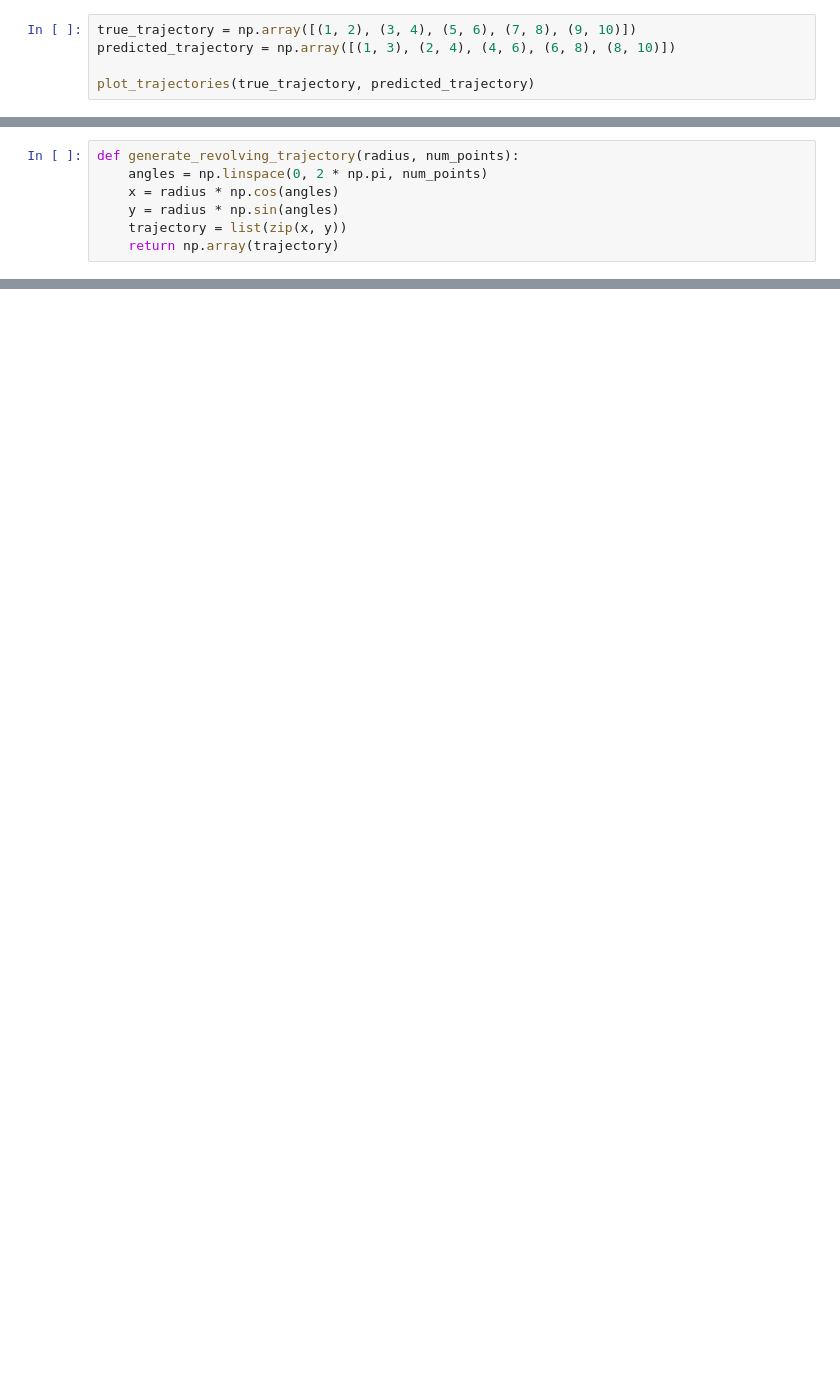
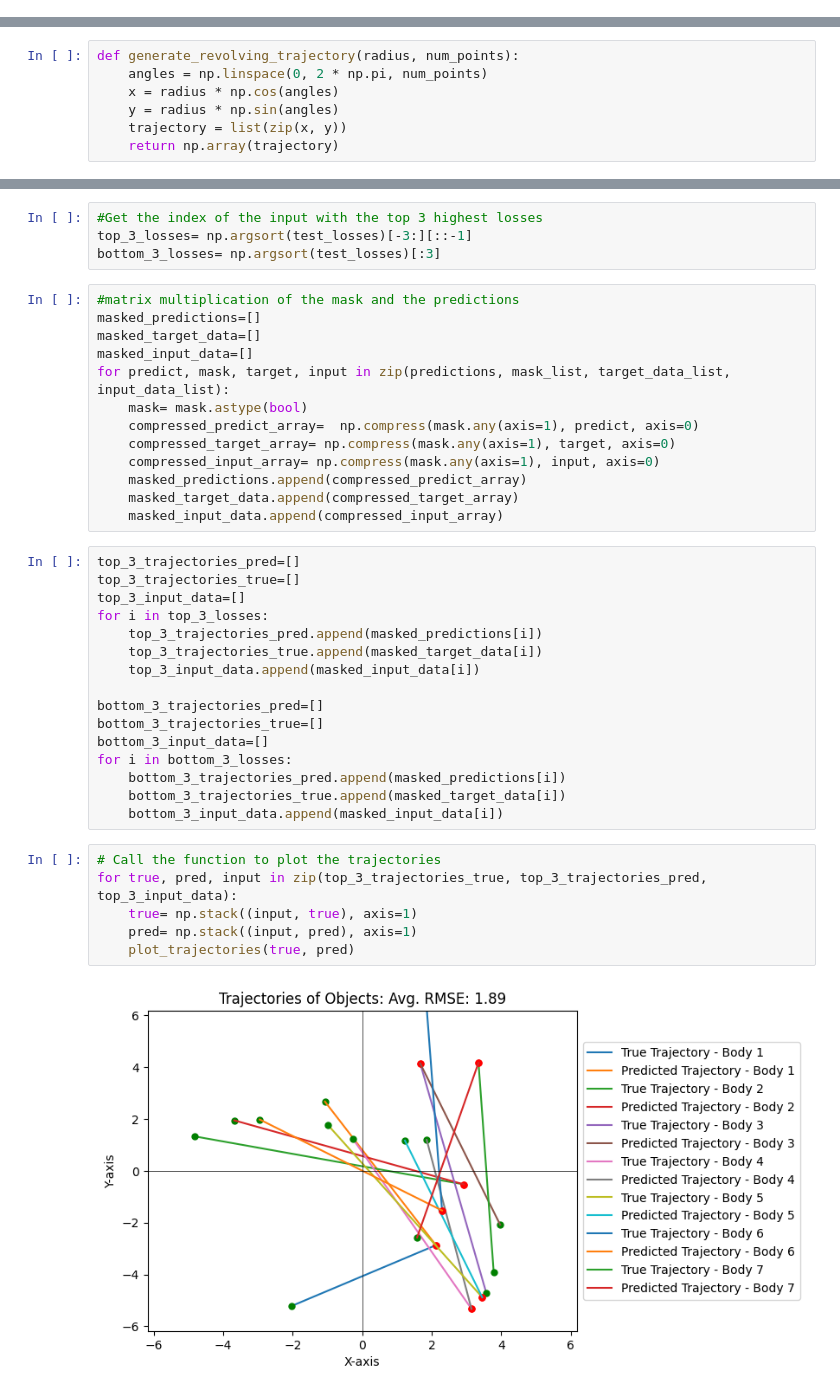
Before and after one commit to timberends4/Deep-learning, a Jupyter notebook: assignment_2/NPE.ipynb, the cells around one changed output, grey strips where cells are left out. Saved outputs shown, nothing was run; the diff lists cells and outputs as text; blank space fills up the shorter version.

Commit message:
Better plotting functions and plots

```diff
--- a/assignment_2/NPE.ipynb
+++ b/assignment_2/NPE.ipynb
@@ -453,5 +420,0 @@ def plot_trajectories(true_trajectory, predicted_trajectory):
-# %%
-true_trajectory = np.array([(1, 2), (3, 4), (5, 6), (7, 8), (9, 10)])
-predicted_trajectory = np.array([(1, 3), (2, 4), (4, 6), (6, 8), (8, 10)])
-
-plot_trajectories(true_trajectory, predicted_trajectory)
@@ -474,0 +531,41 @@ plot_trajectories(true_trajectory, revolving_trajectory)
+# %%
+#Get the index of the input with the top 3 highest losses
+top_3_losses= np.argsort(test_losses)[-3:][::-1]
+bottom_3_losses= np.argsort(test_losses)[:3]
+# %%
+#matrix multiplication of the mask and the predictions
+masked_predictions=[]
+masked_target_data=[]
+masked_input_data=[]
+for predict, mask, target, input in zip(predictions, mask_list, target_data_list, input_data_list):
+    mask= mask.astype(bool)
+    compressed_predict_array=  np.compress(mask.any(axis=1), predict, axis=0)
+    compressed_target_array= np.compress(mask.any(axis=1), target, axis=0)
+    compressed_input_array= np.compress(mask.any(axis=1), input, axis=0)
+    masked_predictions.append(compressed_predict_array)
+    masked_target_data.append(compressed_target_array)
+    masked_input_data.append(compressed_input_array)
+# %%
+top_3_trajectories_pred=[]
+top_3_trajectories_true=[]
+top_3_input_data=[]
+for i in top_3_losses:
+    top_3_trajectories_pred.append(masked_predictions[i])
+    top_3_trajectories_true.append(masked_target_data[i])
+    top_3_input_data.append(masked_input_data[i])
+
+bottom_3_trajectories_pred=[]
+bottom_3_trajectories_true=[]
+bottom_3_input_data=[]
+for i in bottom_3_losses:
+    bottom_3_trajectories_pred.append(masked_predictions[i])
+    bottom_3_trajectories_true.append(masked_target_data[i])
+    bottom_3_input_data.append(masked_input_data[i])
+# %%
+# Call the function to plot the trajectories
+for true, pred, input in zip(top_3_trajectories_true, top_3_trajectories_pred, top_3_input_data):
+    true= np.stack((input, true), axis=1)
+    pred= np.stack((input, pred), axis=1)
+    plot_trajectories(true, pred)
+# %% [output]
+[figure, added]
```
Also changed, not shown: parts of 11 cells of this notebook, 7 other files.
